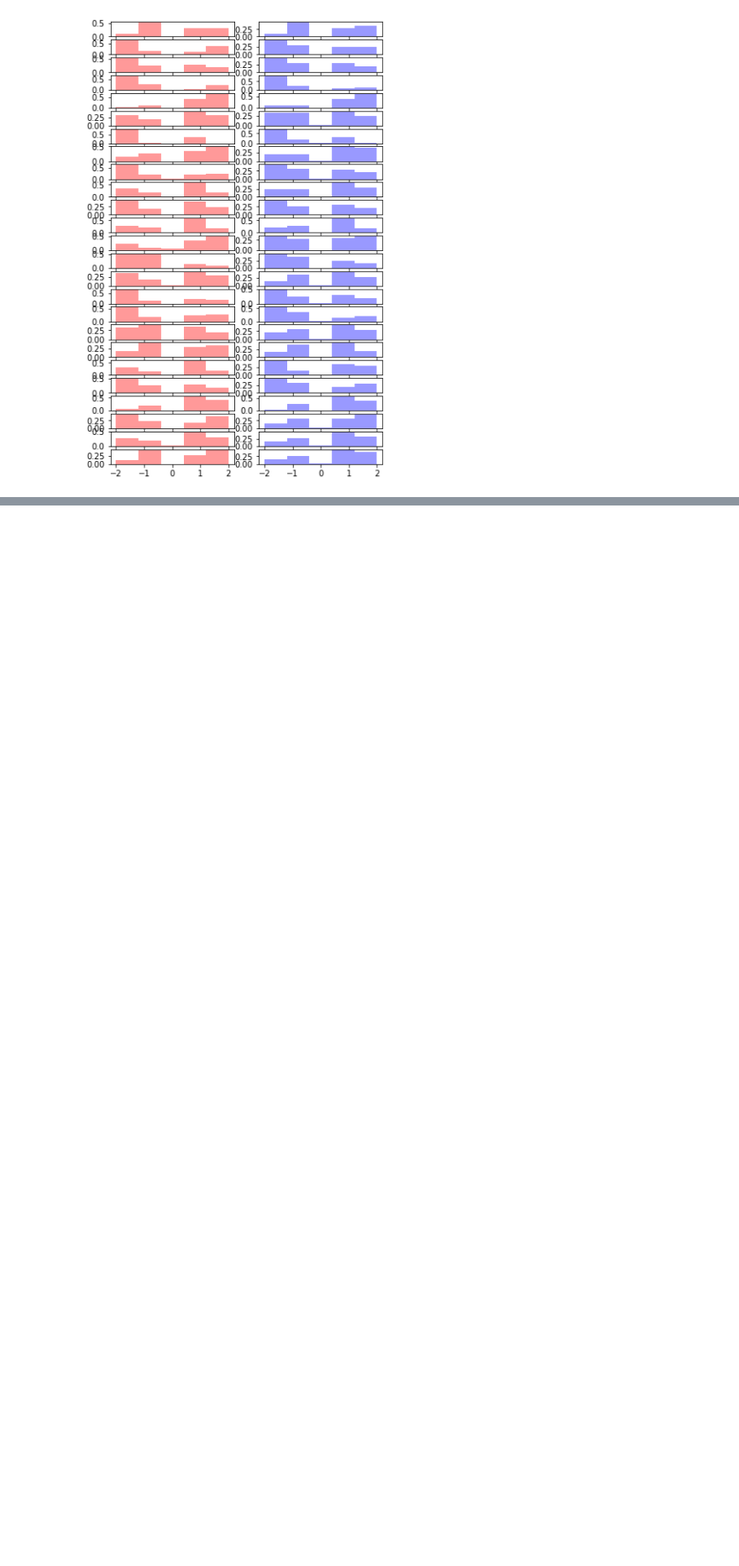
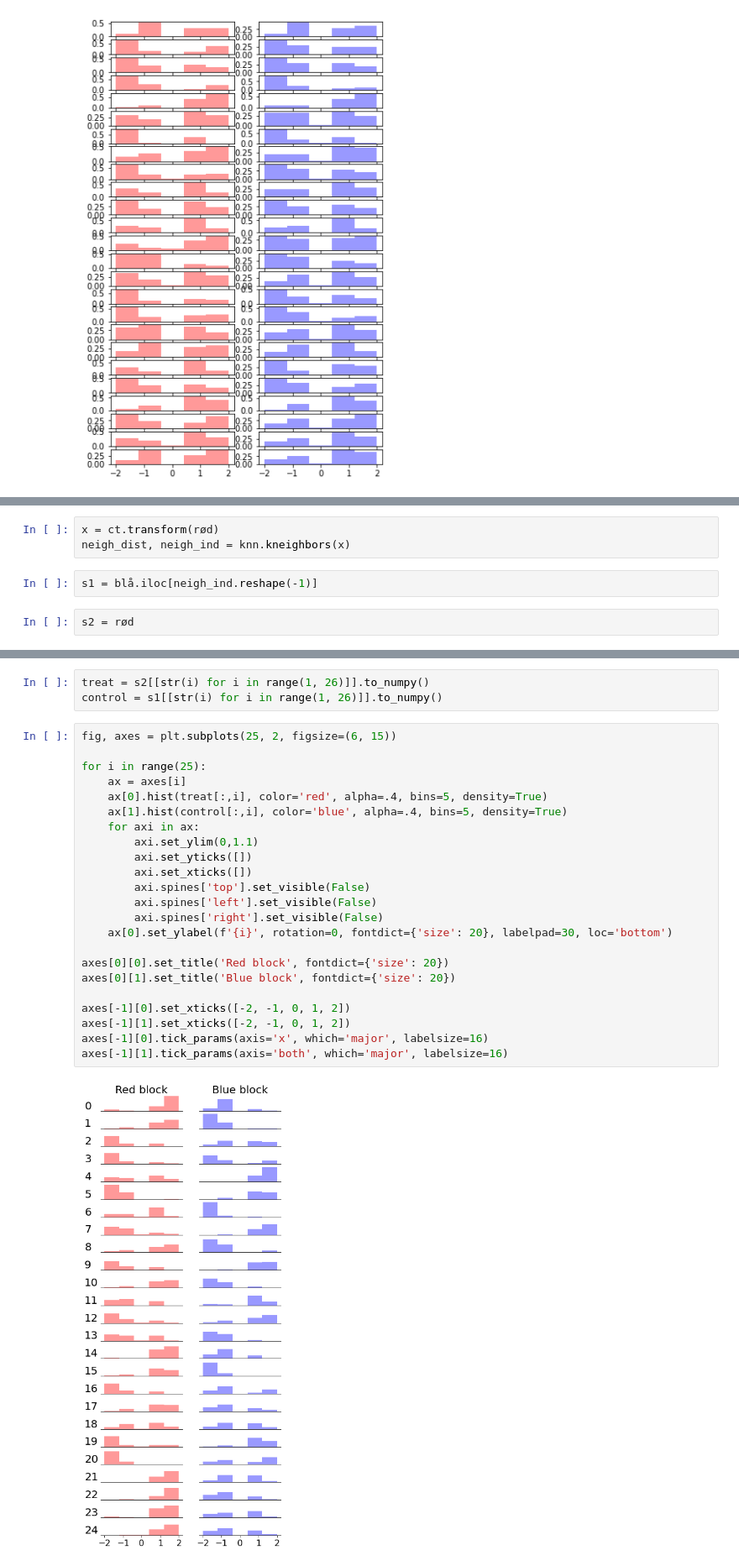
Before and after one commit to Marcus-Friis/applied-statistics, a Jupyter notebook: notebooks/matched_sample_analysis.ipynb, the cells around one changed output, grey strips where cells are left out. Shown at 84% size. Drawn from its saved outputs; the diff is of its cells as text; blank space fills up the shorter version.

```diff
--- a/notebooks/matched_sample_analysis.ipynb
+++ b/notebooks/matched_sample_analysis.ipynb
@@ -293,0 +389,7 @@ for i in range(25):
+# %%
+x = ct.transform(rød)
+neigh_dist, neigh_ind = knn.kneighbors(x)
+# %%
+s1 = blå.iloc[neigh_ind.reshape(-1)]
+# %%
+s2 = rød
@@ -293,0 +403,28 @@ for i in range(25):
+# %%
+treat = s2[[str(i) for i in range(1, 26)]].to_numpy()
+control = s1[[str(i) for i in range(1, 26)]].to_numpy()
+# %%
+fig, axes = plt.subplots(25, 2, figsize=(6, 15))
+
+for i in range(25):
+    ax = axes[i]
+    ax[0].hist(treat[:,i], color='red', alpha=.4, bins=5, density=True)
+    ax[1].hist(control[:,i], color='blue', alpha=.4, bins=5, density=True)
+    for axi in ax:
+        axi.set_ylim(0,1.1)
+        axi.set_yticks([])
+        axi.set_xticks([])
+        axi.spines['top'].set_visible(False)
+        axi.spines['left'].set_visible(False)
+        axi.spines['right'].set_visible(False)
+    ax[0].set_ylabel(f'{i}', rotation=0, fontdict={'size': 20}, labelpad=30, loc='bottom')
+
+axes[0][0].set_title('Red block', fontdict={'size': 20})
+axes[0][1].set_title('Blue block', fontdict={'size': 20})
+
+axes[-1][0].set_xticks([-2, -1, 0, 1, 2])
+axes[-1][1].set_xticks([-2, -1, 0, 1, 2])
+axes[-1][0].tick_params(axis='x', which='major', labelsize=16)
+axes[-1][1].tick_params(axis='both', which='major', labelsize=16)
+# %% [output]
+[figure, added]
```
Also changed, not shown: parts of 21 cells of this notebook, 2 other files.
